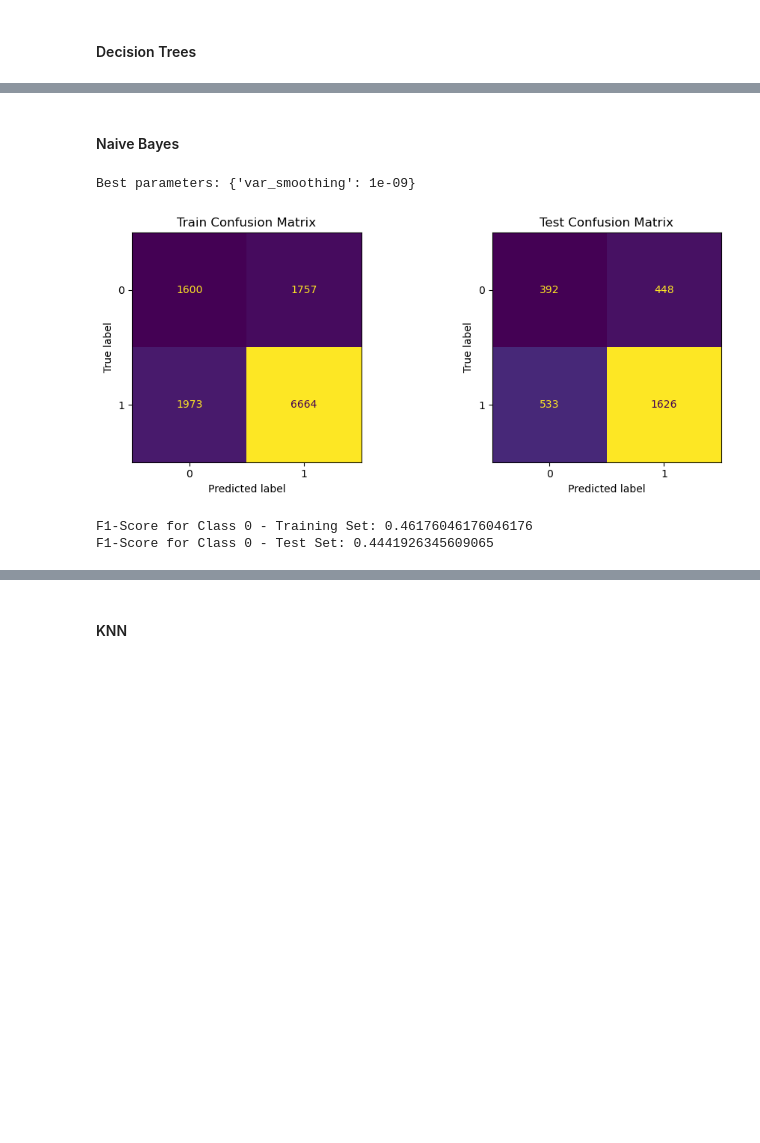
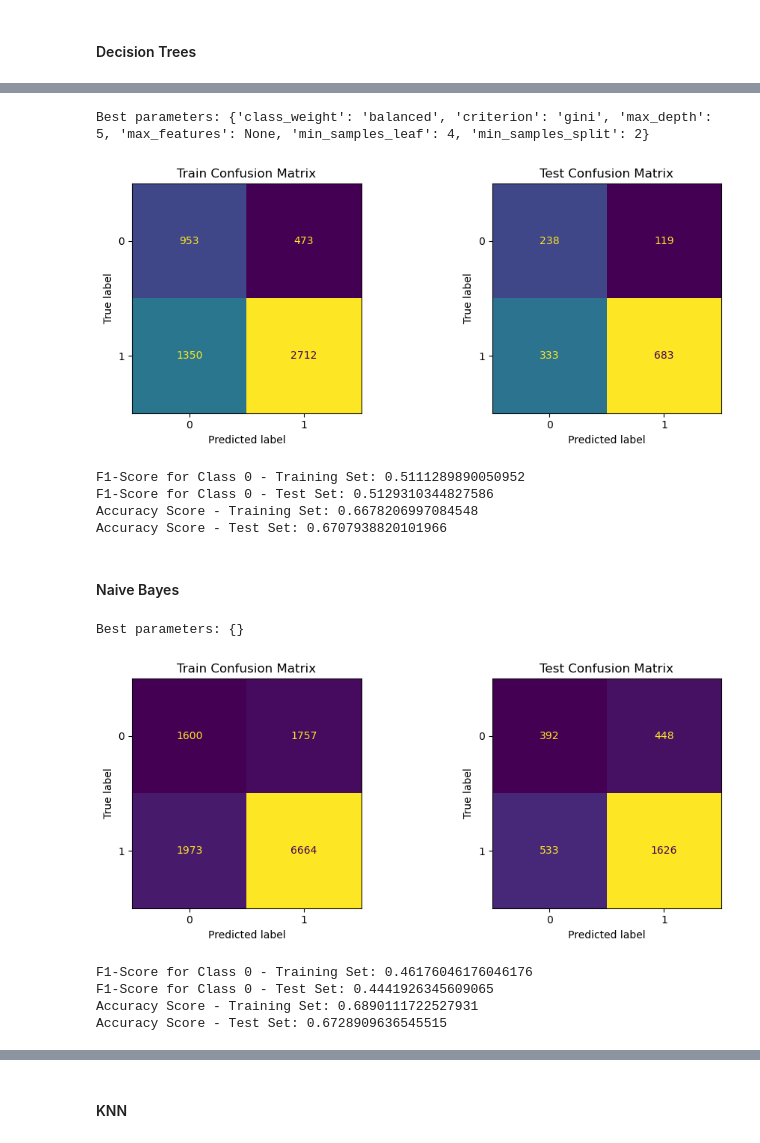
Before and after one commit to BolachinhaAmericana/MSc-MachineLearning, a Jupyter notebook: AA_202425_Project_ASM_V2.ipynb, the cells around one changed output, grey strips where cells are left out. Cells and saved outputs as stored; diff of their text form; code cells hidden in the pictures; blank space fills up the shorter version.

```diff
--- a/AA_202425_Project_ASM_V2.ipynb
+++ b/AA_202425_Project_ASM_V2.ipynb
@@ -1331,2 +1407,11 @@ F1-Score for Class 0 - Test Set: 0.5229268292682927
+# %%
+dt_cats = model_evaluation(X_train_cats, X_test_cats, y_train_cats, y_test_cats, model, param_grid)
+# %% [output]
+Best parameters: {'class_weight': 'balanced', 'criterion': 'gini', 'max_depth': 5, 'max_features': None, 'min_samples_leaf': 4, 'min_samples_split': 2}
+[figure, added]
+F1-Score for Class 0 - Training Set: 0.5111289890050952
+F1-Score for Class 0 - Test Set: 0.5129310344827586
+Accuracy Score - Training Set: 0.6678206997084548
+Accuracy Score - Test Set: 0.6707938820101966
 # %% [markdown]
 #### Naive Bayes
@@ -1336,7 +1418,12 @@ param_grid = {'var_smoothing': [1e-9, 1e-8, 1e-7, 1e-6, 1e-5]}
 # %%
-model_evaluation(X_train, X_test, y_train, y_test, model, param_grid)
+model = GaussianNB()
+param_grid = {}
+
+gnb = model_evaluation(X_train, X_test, y_train, y_test, model, param_grid)
 # %% [output]
-Best parameters: {'var_smoothing': 1e-09}
+Best parameters: {}
 [figure]
 F1-Score for Class 0 - Training Set: 0.46176046176046176
 F1-Score for Class 0 - Test Set: 0.4441926345609065
+Accuracy Score - Training Set: 0.6890111722527931
+Accuracy Score - Test Set: 0.6728909636545515
```
Also changed, not shown: parts of 35 cells of this notebook.
